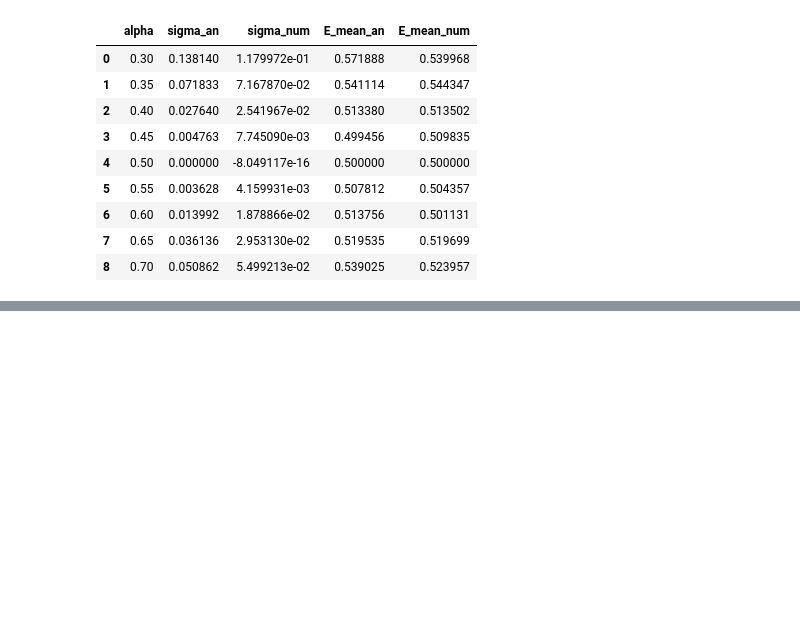
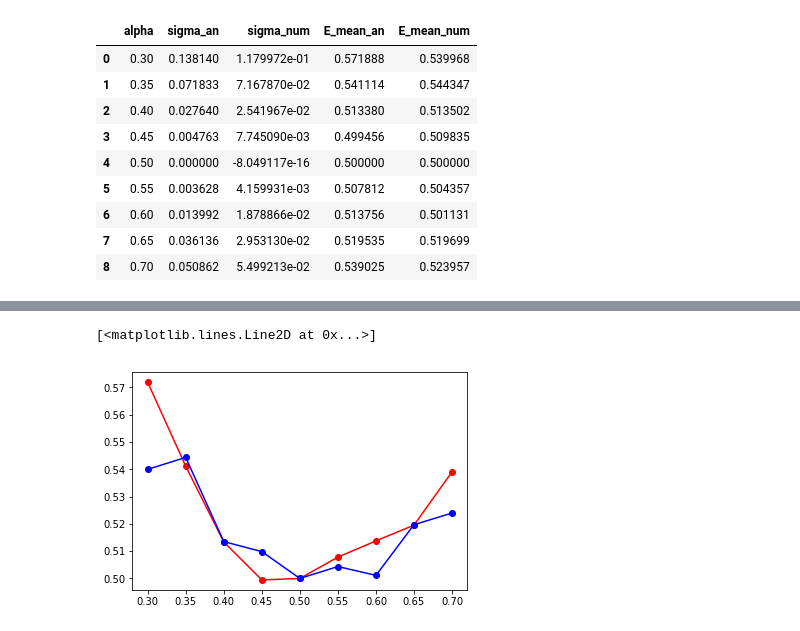
Before and after one commit to fridafu/FYS4411, a Jupyter notebook: results/plottingandtables.ipynb, the cells around one changed output, grey strips where cells are left out. Saved outputs shown, nothing was run; the diff lists cells and outputs as text; code cells hidden in the pictures; blank space fills up the shorter version.

Commit message:
added plotting and proper formatting for tables

```diff
--- a/results/plottingandtables.ipynb
+++ b/results/plottingandtables.ipynb
@@ -142,0 +145,7 @@ analytic = pd
+# %%
+a = solver[0]
+#reset index
+
+a = a.reset_index(drop=True)
+analytic = pd.concat([block[['alpha','E_mean_an','sigma_an']],a[['acceptance','timecpu']]],axis=1)
+analytic
@@ -142,0 +165,5 @@ analytic = pd
+# %%
+n = solver[0]
+n = n.reset_index(drop=True)
+numerical = pd.concat([block[['alpha','E_mean_num','sigma_num']],n[['acceptance','timecpu']]],axis=1)
+numerical
@@ -142,0 +212,7 @@ analytic = pd
+# %%
+
+plt.plot(analytic['alpha'],analytic['E_mean_an'],'ro-')
+plt.plot(numerical['alpha'],numerical['E_mean_num'],'bo-')
+# %% [output]
+[<matplotlib.lines.Line2D at 0x...>]
+[figure, added]
```
Also changed, not shown: parts of 11 cells of this notebook.
